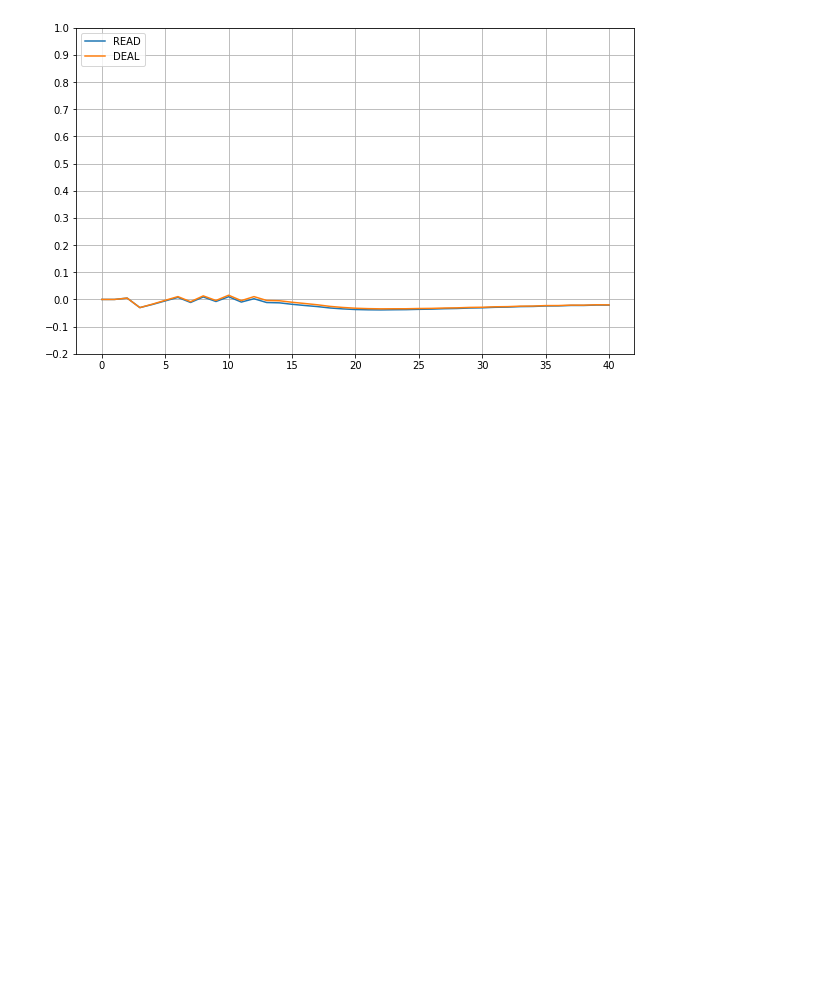
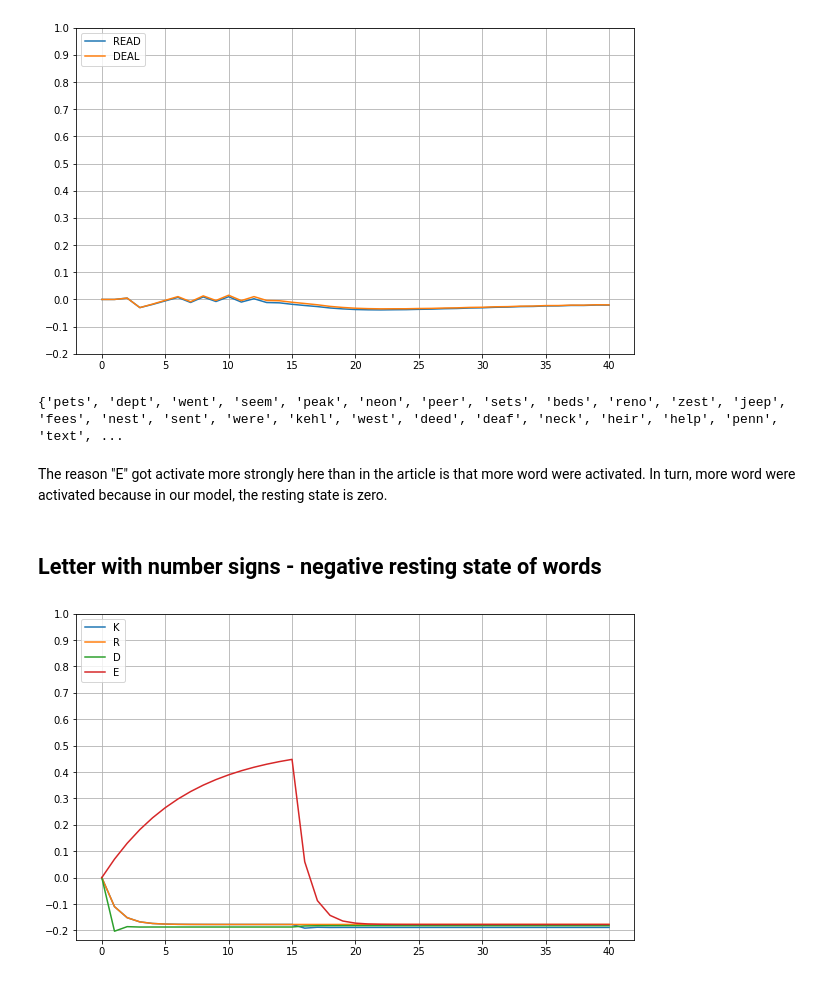
Before and after one commit to kalenkovich/cognitive-models-code, a Jupyter notebook: 01_interactive-activation-model/05_experiment-1.ipynb, the cells around one changed output. Drawn from its saved outputs; the diff is of its cells as text; code cells hidden in the pictures; blank space fills up the shorter version.

Commit message:
Got the "E" right!
But had to set resting levels for words at -0.4 - much lower than in the article :-(

```diff
--- a/01_interactive-activation-model/05_experiment-1.ipynb
+++ b/01_interactive-activation-model/05_experiment-1.ipynb
@@ -31,6 +31,7 @@ def present_letter(iam, word, position):
 def run_bright_trial(iam, word, letter_position=None):
     letter_activations_history = dict(K=[], R = [], D = [], E = [])
     word_activations_history = dict(READ=[], DEAL=[])
+    active_words = set()
 
     def take_snapshot():
         for letter, activation_list in letter_activations_history.items():
@@ -38,6 +39,8 @@ def run_bright_trial(iam, word, letter_position=None):
 
         for word, activation_list in word_activations_history.items():
             activation_list.append(iam.get_word_activation(word))
+
+        active_words.update(corpus[iam.word_layer.activations > 0].word.tolist())
 
     n_cycles = 40
     n_stim_cycles = 15
@@ -56,7 +59,7 @@ def run_bright_trial(iam, word, letter_position=None):
         iam.run_cycle()
         take_snapshot()
 
-    return letter_activations_history, word_activations_history
+    return letter_activations_history, word_activations_history, active_words
 # %% [markdown]
 ## Word condition
 # %%
@@ -97,3 +104,24 @@ plt.grid()
 plt.yticks(np.arange(-0.2, 1.1, 0.1));
 # %% [output]
 [figure]
+# %%
+print(active_words)
+# %% [output]
+{'pets', 'dept', 'went', 'seem', 'peak', 'neon', 'peer', 'sets', 'beds', 'reno', 'zest', 'jeep', 'fees', 'nest', 'sent', 'were', 'kehl', 'west', 'deed', 'deaf', 'neck', 'heir', 'help', 'penn', 'text', ...
+# %% [markdown]
+The reason "E" got activate more strongly here than in the article is that more word were activated. In turn, more word were activated because in our model, the resting state is zero.
+# %% [markdown]
+## Letter with number signs - negative resting state of words
+# %%
+iam_negative_resting_state = IAM()
+iam_negative_resting_state.word_layer.resting_activation = -0.4
+# %%
+letter_activations_history, word_activations_history, active_words = run_bright_trial(iam_negative_resting_state, 'READ', letter_position=1)
+# %%
+plt.figure(figsize=(10, 6))
+plt.plot(np.array(list(letter_activations_history.values())).T)
+plt.legend(list(letter_activations_history.keys()), loc='upper left')
+plt.grid()
+plt.yticks(np.arange(-0.2, 1.1, 0.1));
+# %% [output]
+[figure, added]
```
Also changed, not shown: parts of 7 cells of this notebook, 1 other file.
